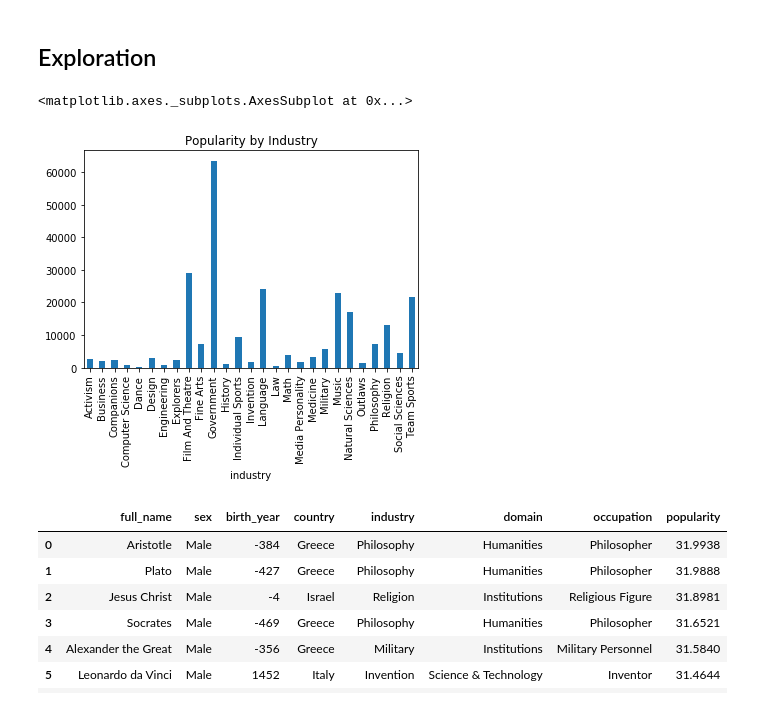
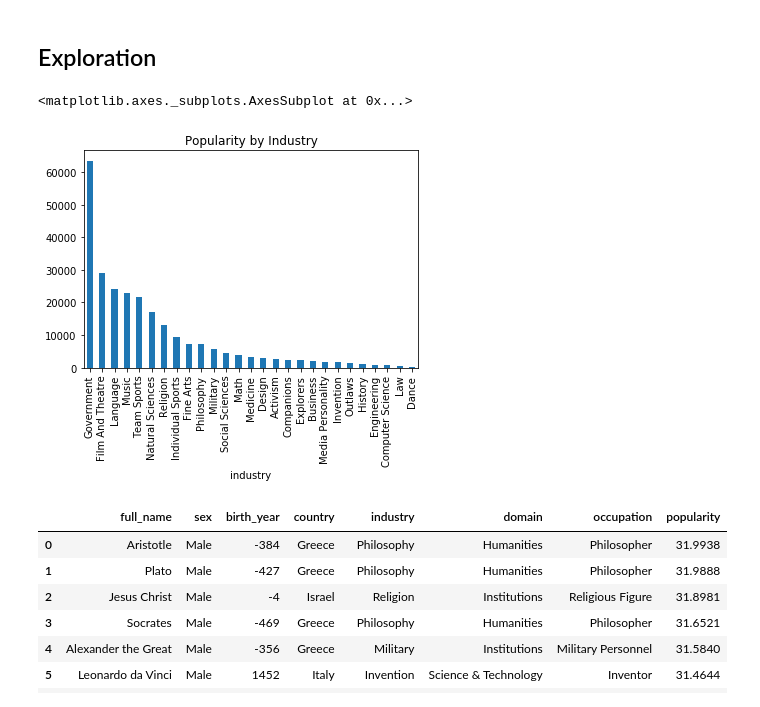
Before and after one commit to tbahng/ist652-final_project, a Jupyter notebook: Final_Project_Report.ipynb, the cells around one changed output. Drawn from its saved outputs; the diff is of its cells as text; code cells hidden in the pictures.

```diff
--- a/Final_Project_Report.ipynb
+++ b/Final_Project_Report.ipynb
@@ -277,10 +277,10 @@ The .tail(5) function is used to display the first 5 rows in the dataset. The co
 # %% [markdown]
 ## Exploration
 # %%
-dfCleanData.groupby(['industry'])['popularity'].sum().plot.bar(title="Popularity by Industry")
+dfCleanData.groupby(['industry'])['popularity'].sum().sort_values(ascending = False).plot.bar(title="Popularity by Industry")
 # %% [output]
 <matplotlib.axes._subplots.AxesSubplot at 0x...>
-[figure, old version]
+[figure, new version]
 # %%
 dfTopMostPopular = pd.DataFrame(dfCleanData.sort_values(by = ['popularity'], ascending = False).loc[:,columnToDisplayCleanData].head(10))
 dfTopMostPopular
```
Also changed, not shown: parts of 8 cells of this notebook.
